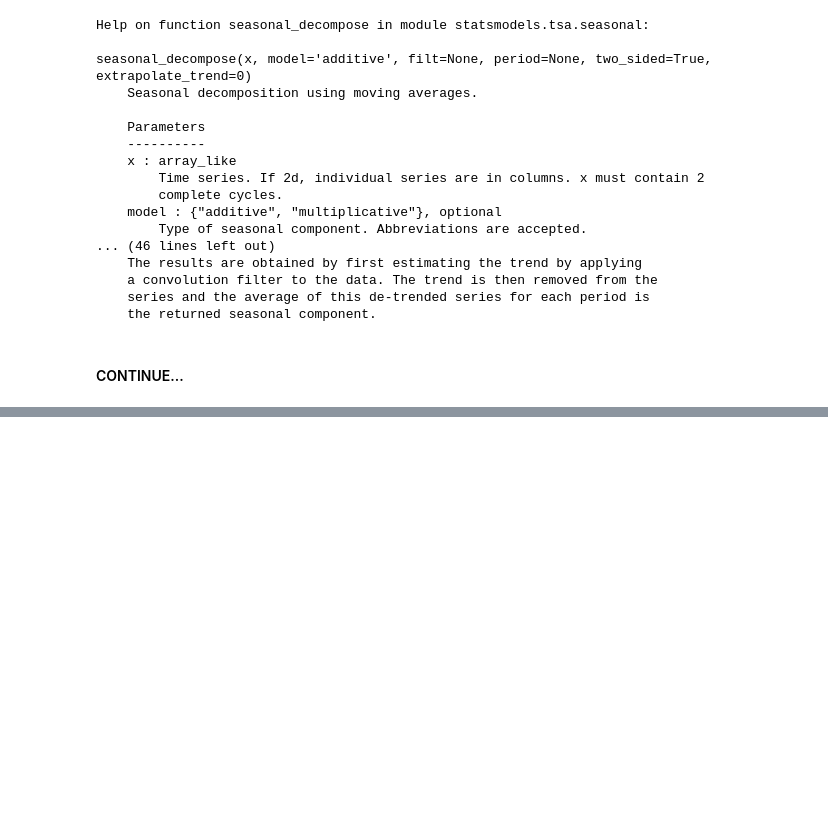
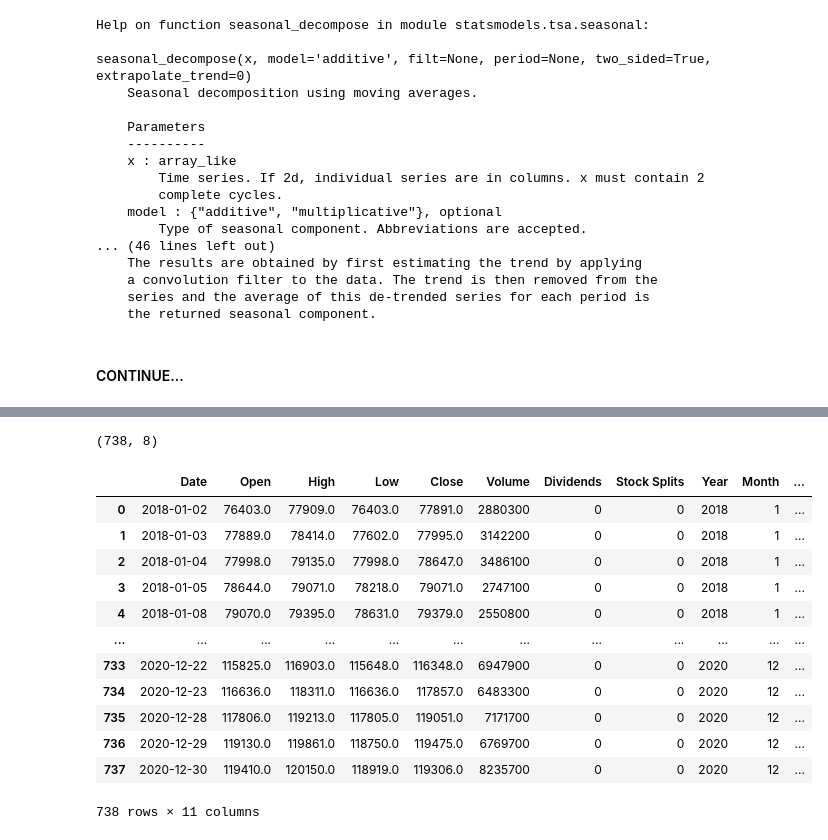
Before and after one commit to ITALOZDKJ/Me-tornando-um-analista-de-dados, a Jupyter notebook: times_series.ipynb, the cells around one changed output, grey strips where cells are left out. Saved outputs shown, nothing was run; the diff lists cells and outputs as text; code cells hidden in the pictures; blank space fills up the shorter version.

```diff
--- a/times_series.ipynb
+++ b/times_series.ipynb
@@ -267,0 +304,4 @@ seasonal_decompose(x, model='additive', filt=None, period=None, two_sided=True,
+# %%
+df.shape
+# %% [output]
+(738, 8)
@@ -267,0 +313,16 @@ seasonal_decompose(x, model='additive', filt=None, period=None, two_sided=True,
+# %%
+df
+# %% [output]
+|  | Date | Open | High | Low | Close | Volume | Dividends | Stock Splits | Year | Month | ... |
+| 0 | 2018-01-02 | 76403.0 | 77909.0 | 76403.0 | 77891.0 | 2880300 | 0 | 0 | 2018 | 1 | ... |
+| 1 | 2018-01-03 | 77889.0 | 78414.0 | 77602.0 | 77995.0 | 3142200 | 0 | 0 | 2018 | 1 | ... |
+| 2 | 2018-01-04 | 77998.0 | 79135.0 | 77998.0 | 78647.0 | 3486100 | 0 | 0 | 2018 | 1 | ... |
+| 3 | 2018-01-05 | 78644.0 | 79071.0 | 78218.0 | 79071.0 | 2747100 | 0 | 0 | 2018 | 1 | ... |
+| 4 | 2018-01-08 | 79070.0 | 79395.0 | 78631.0 | 79379.0 | 2550800 | 0 | 0 | 2018 | 1 | ... |
+| ... | ... | ... | ... | ... | ... | ... | ... | ... | ... | ... | ... |
+| 733 | 2020-12-22 | 115825.0 | 116903.0 | 115648.0 | 116348.0 | 6947900 | 0 | 0 | 2020 | 12 | ... |
+| 734 | 2020-12-23 | 116636.0 | 118311.0 | 116636.0 | 117857.0 | 6483300 | 0 | 0 | 2020 | 12 | ... |
+| 735 | 2020-12-28 | 117806.0 | 119213.0 | 117805.0 | 119051.0 | 7171700 | 0 | 0 | 2020 | 12 | ... |
+| 736 | 2020-12-29 | 119130.0 | 119861.0 | 118750.0 | 119475.0 | 6769700 | 0 | 0 | 2020 | 12 | ... |
+| 737 | 2020-12-30 | 119410.0 | 120150.0 | 118919.0 | 119306.0 | 8235700 | 0 | 0 | 2020 | 12 | ... |
+738 rows × 11 columns
```
Also changed, not shown: parts of 18 cells of this notebook.
